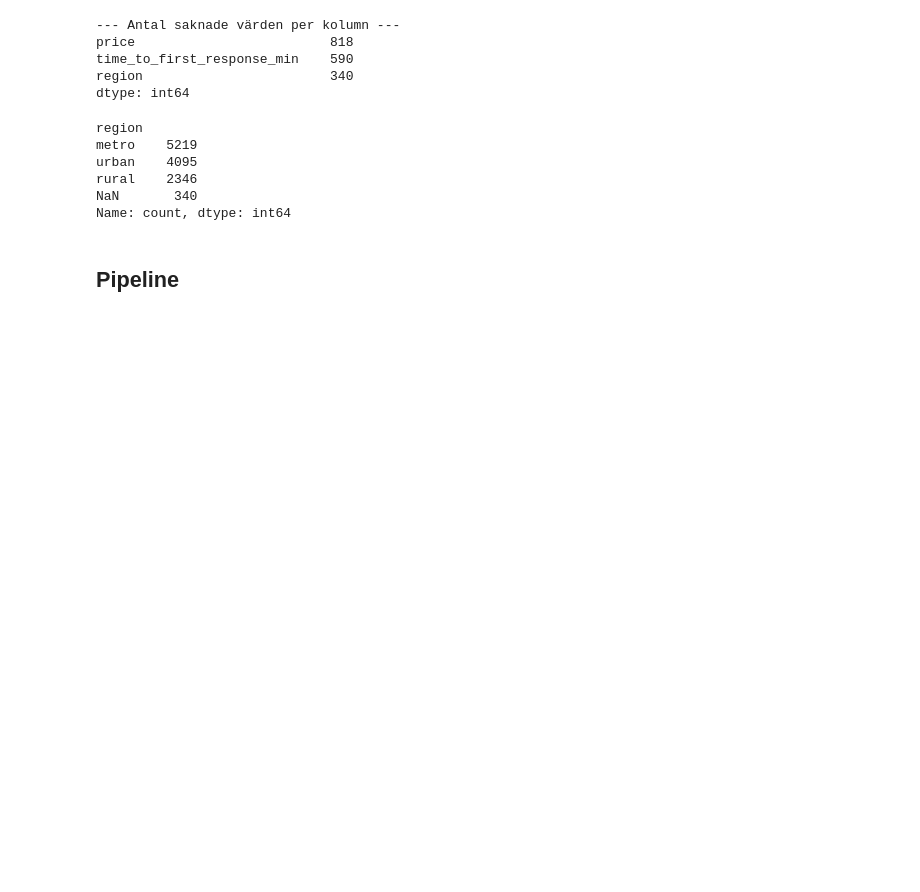
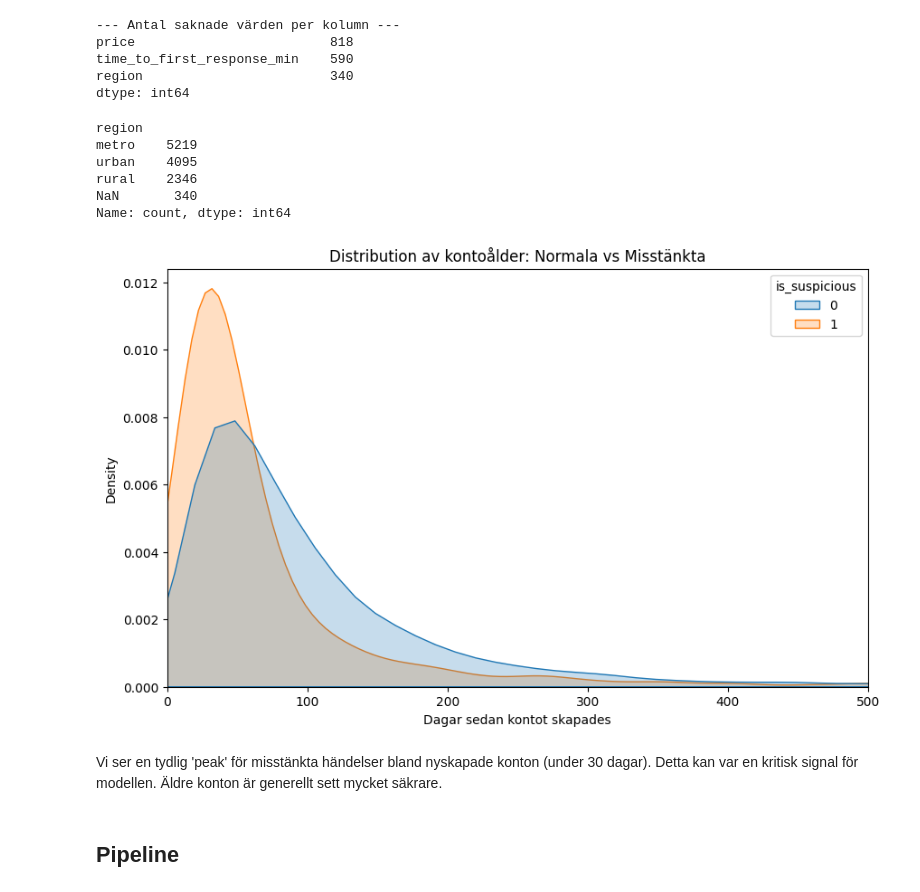
Before and after one commit to MarcusMorlock/Machine-Learning_Grupp4, a Jupyter notebook: report.ipynb, the cells around one changed output. Cells and saved outputs as stored; diff of their text form; code cells hidden in the pictures; blank space fills up the shorter version.

Commit message:
Added figure to EDA

```diff
--- a/report.ipynb
+++ b/report.ipynb
@@ -73,6 +77,17 @@ urban    4095
 rural    2346
 NaN       340
 Name: count, dtype: int64
+# %%
+plt.figure(figsize=(10, 6))
+sns.kdeplot(data=df, x='account_age_days', hue='is_suspicious', common_norm=False, fill=True)
+plt.title('Distribution av kontoålder: Normala vs Misstänkta')
+plt.xlabel('Dagar sedan kontot skapades')
+plt.xlim(0, 500)
+plt.show()
+# %% [output]
+[figure, added]
+# %% [markdown]
+Vi ser en tydlig 'peak' för misstänkta händelser bland nyskapade konton (under 30 dagar). Detta kan var en kritisk signal för modellen. Äldre konton är generellt sett mycket säkrare.
 # %% [markdown]
 ## Pipeline
 # %%
```
Also changed, not shown: parts of 1 cell of this notebook.
